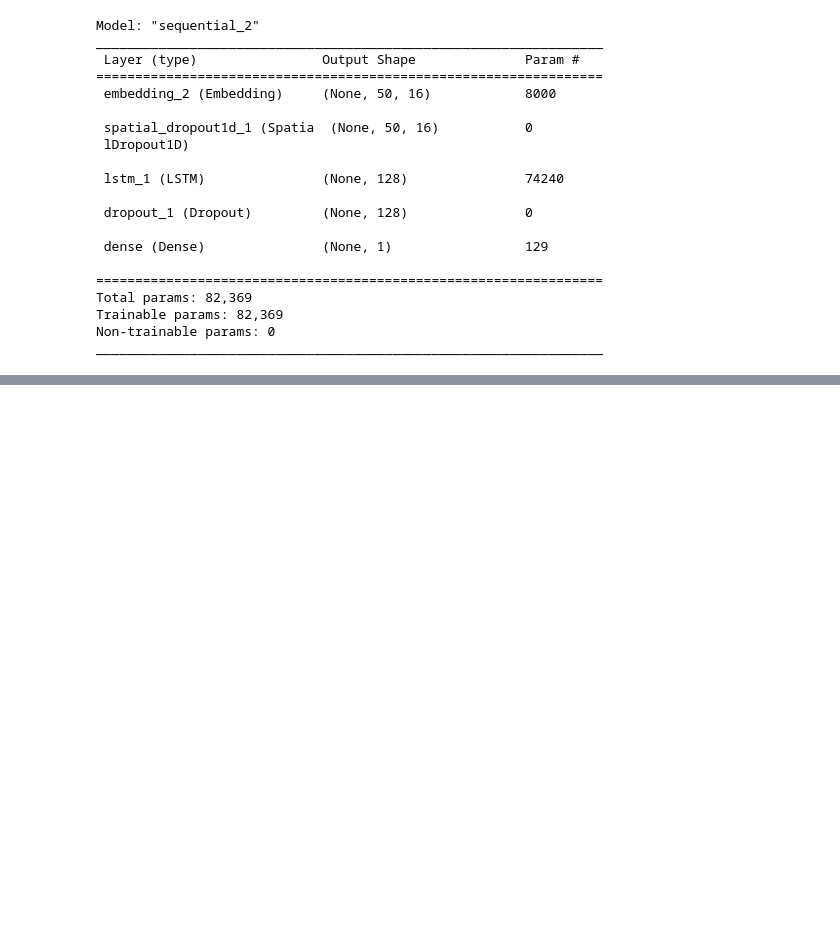
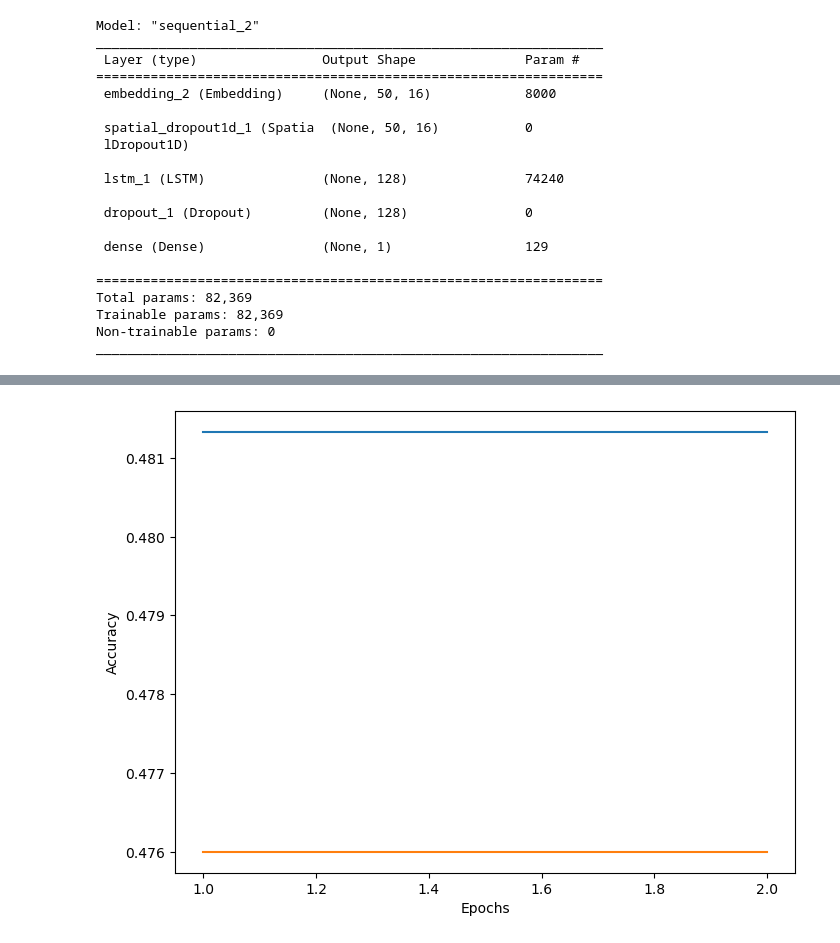
Before and after one commit to joharkhan99/Data-Science-Internship, a Jupyter notebook: Week2/Day2/Regression_and_Sentiment_Analysis.ipynb, the cells around one changed output, grey strips where cells are left out. Saved outputs shown, nothing was run; the diff lists cells and outputs as text; code cells hidden in the pictures; blank space fills up the shorter version.

```diff
--- a/Week2/Day2/Regression_and_Sentiment_Analysis.ipynb
+++ b/Week2/Day2/Regression_and_Sentiment_Analysis.ipynb
@@ -685,0 +686,16 @@ model.evaluate(testing_padding, y_test)
+# %%
+history_dict = history.history
+
+accuracy = history_dict['accuracy']
+val_accuracy = history_dict['val_accuracy']
+loss = history_dict['loss']
+val_loss = history_dict['val_loss']
+
+plt.figure(figsize=(8,6))
+plt.plot(range(1, len(accuracy) + 1), accuracy, label = 'Training Accuracy')
+plt.plot(range(1, len(val_accuracy) + 1), val_accuracy, label = 'Validation Accuracy')
+plt.xlabel('Epochs')
+plt.ylabel('Accuracy')
+plt.show()
+# %% [output]
+[figure, added]
```
Also changed, not shown: parts of 12 cells of this notebook.
